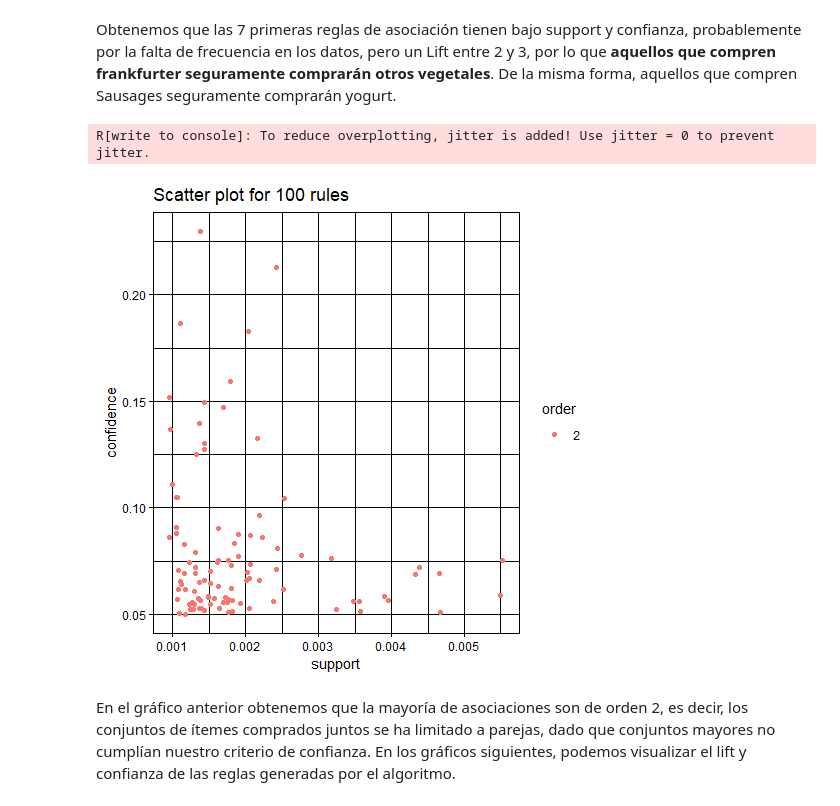
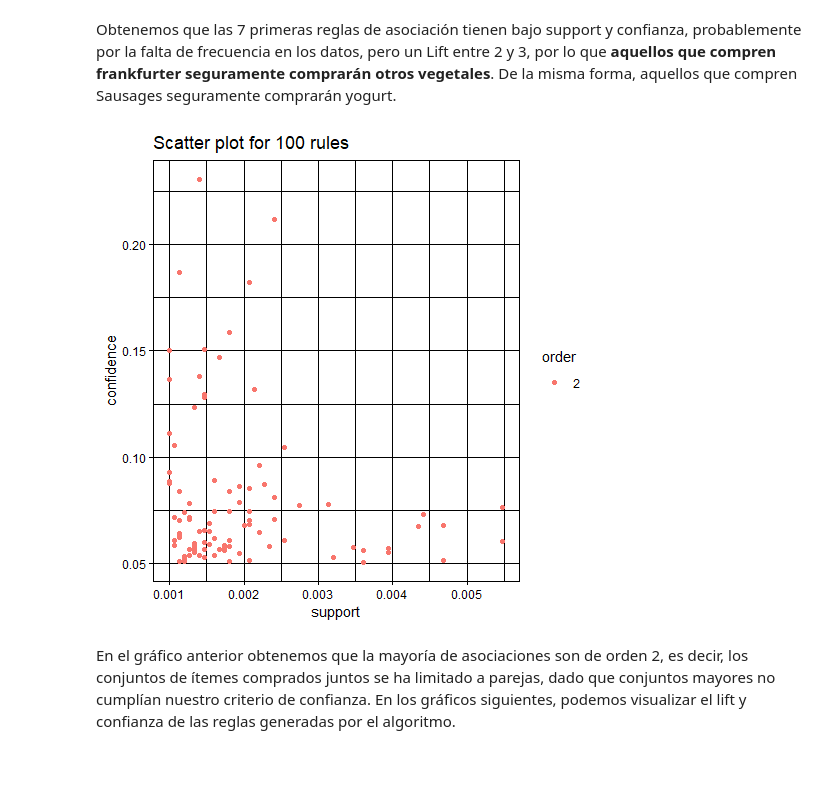
Before and after one commit to msbernal/groceries_analysis, a Jupyter notebook: groceries_analysis.ipynb, the cells around one changed output. Cells and saved outputs as stored; diff of their text form; code cells hidden in the pictures; blank space fills up the shorter version.

```diff
--- a/groceries_analysis.ipynb
+++ b/groceries_analysis.ipynb
@@ -423,10 +423,9 @@ inspect(subrules[1:10])
 Obtenemos que las 7 primeras reglas de asociación tienen bajo support y confianza, probablemente por la falta de frecuencia en los datos, pero un Lift entre 2 y 3, por lo que **aquellos que compren frankfurter seguramente comprarán otros vegetales**. De la misma forma, aquellos que compren Sausages seguramente comprarán yogurt.
 # %%
 %%R -i df -w 5 -h 5 --units in -r 100
-plot(rules, method = "two-key plot")
+plot(rules, method = "two-key plot", jitter = 0)
 # %% [output]
-R[write to console]: To reduce overplotting, jitter is added! Use jitter = 0 to prevent jitter.
-[figure, old version]
+[figure, new version]
 # %% [markdown]
 En el gráfico anterior obtenemos que la mayoría de asociaciones son de orden 2, es decir, los conjuntos de ítemes comprados juntos se ha limitado a parejas, dado que conjuntos mayores no cumplían nuestro criterio de confianza. En los gráficos siguientes, podemos visualizar el lift y confianza de las reglas generadas por el algoritmo.
 # %%
```
Also changed, not shown: 1 other file.
